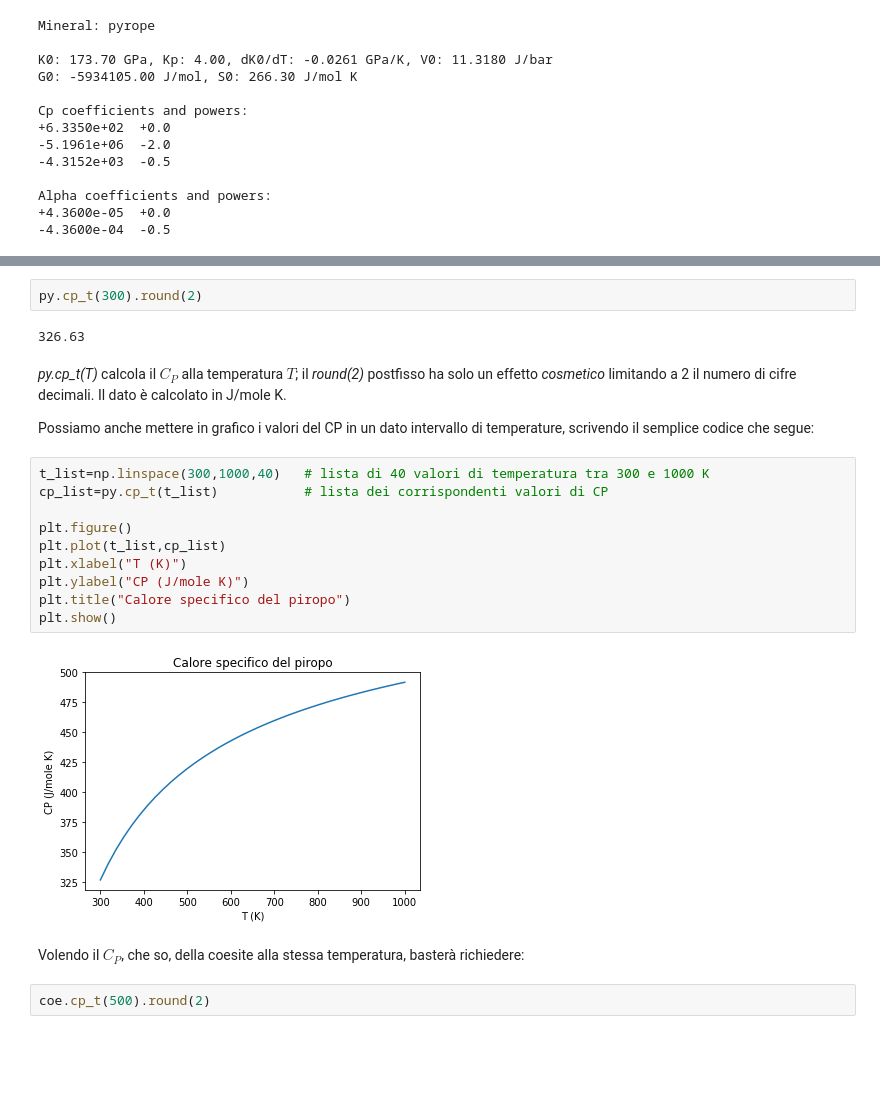
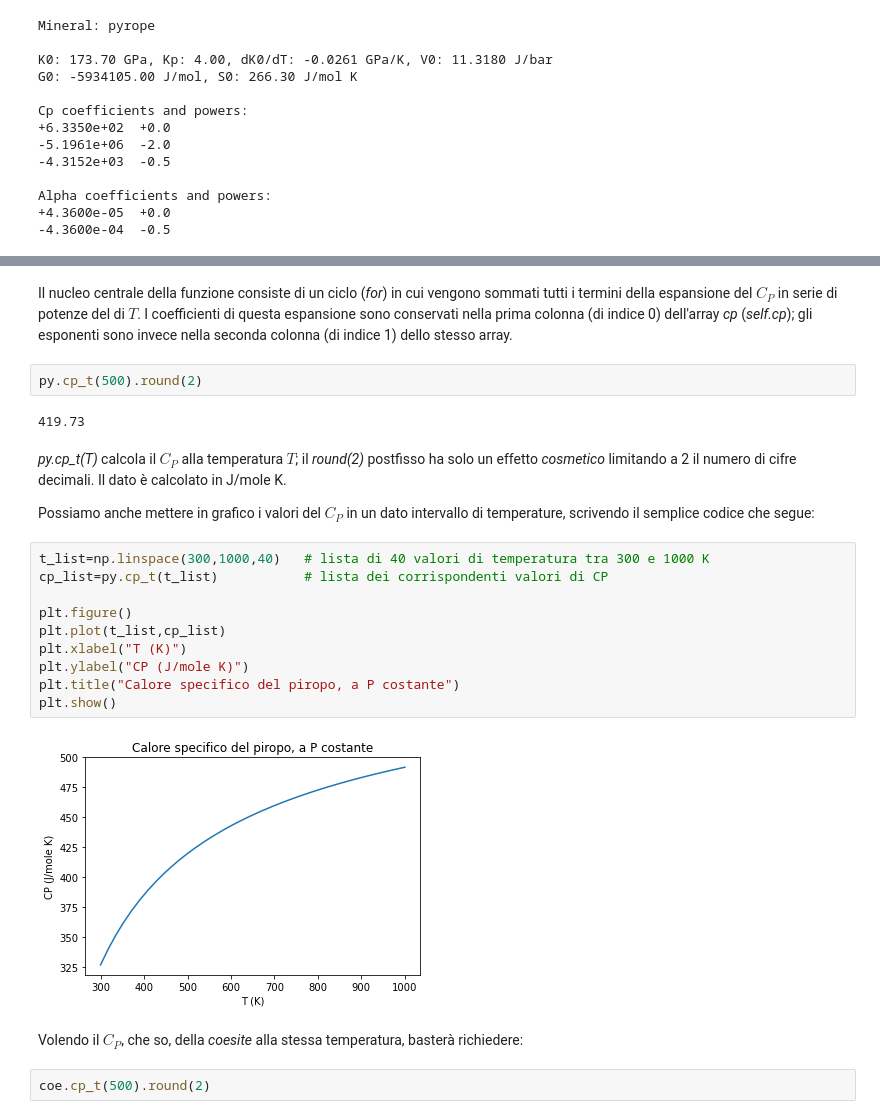
Before and after one commit to Mauro-Prencipe/geochimica, a Jupyter notebook: gibbs_tp.ipynb, the cells around one changed output, grey strips where cells are left out. Cells and saved outputs as stored; diff of their text form; blank space fills up the shorter version.

```diff
--- a/gibbs_tp.ipynb
+++ b/gibbs_tp.ipynb
@@ -196,25 +222,27 @@ per il calore specifico (si noti che questa espressione non va bene per ottenere
+# %% [markdown]
+Il nucleo centrale della funzione consiste di un ciclo (*for*) in cui vengono sommati tutti i termini della espansione del $C_P$ in serie di potenze del di $T$. I coefficienti di questa espansione sono conservati nella prima colonna (di indice 0) dell'array *cp* (*self.cp*); gli esponenti sono invece nella seconda colonna (di indice 1) dello stesso array.
 # %%
-py.cp_t(300).round(2)
+py.cp_t(500).round(2)
 # %% [output]
-326.63
+419.73
 # %% [markdown]
 *py.cp_t(T)* calcola il $C_P$ alla temperatura $T$; il *round(2)* postfisso ha solo un effetto *cosmetico* limitando a 2 il numero di cifre decimali. Il dato è calcolato in J/mole K.
 
-Possiamo anche mettere in grafico i valori del CP in un dato intervallo di temperature, scrivendo il semplice codice che segue:
+Possiamo anche mettere in grafico i valori del $C_P$ in un dato intervallo di temperature, scrivendo il semplice codice che segue:
 # %%
 t_list=np.linspace(300,1000,40)   # lista di 40 valori di temperatura tra 300 e 1000 K
 cp_list=py.cp_t(t_list)           # lista dei corrispondenti valori di CP
 
 plt.figure()
 plt.plot(t_list,cp_list)
 plt.xlabel("T (K)")
 plt.ylabel("CP (J/mole K)")
-plt.title("Calore specifico del piropo")
+plt.title("Calore specifico del piropo, a P costante")
 plt.show()
 # %% [output]
-[figure, old version]
+[figure, new version]
 # %% [markdown]
-Volendo il $C_P$, che so, della coesite alla stessa temperatura, basterà richiedere:
+Volendo il $C_P$, che so, della *coesite* alla stessa temperatura, basterà richiedere:
 # %%
 coe.cp_t(500).round(2)
 # %% [output]
```
Also changed, not shown: parts of 38 cells of this notebook, 3 other files.
